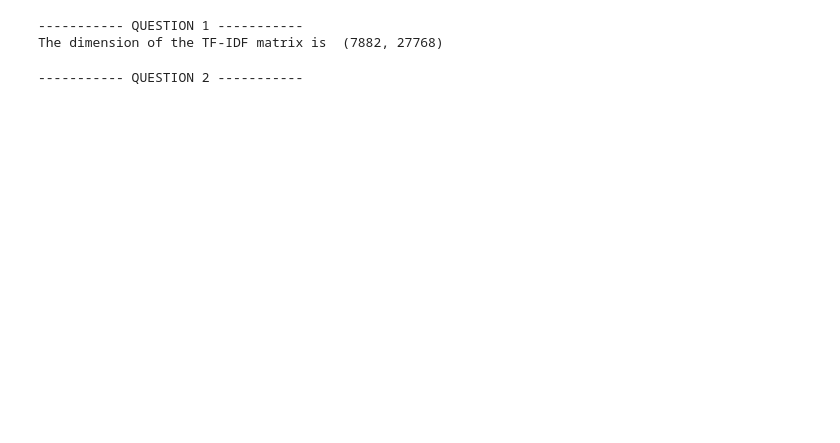
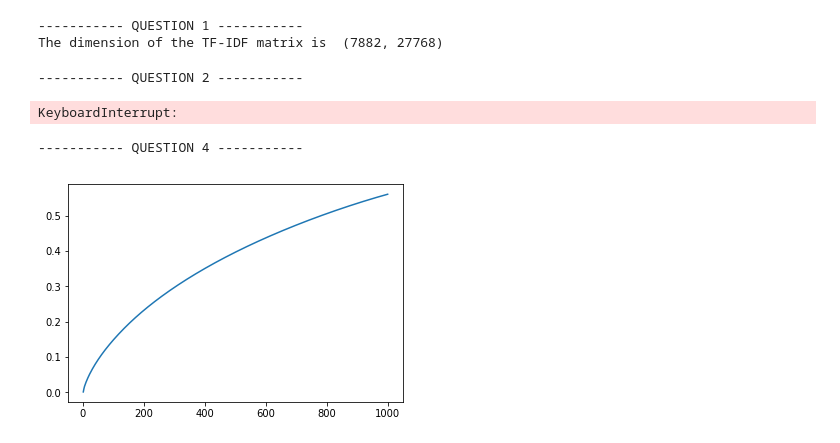
Before and after one commit to ztsorojev/K-means-Clustering, a Jupyter notebook: EE219_Project2.ipynb, the cells around one changed output. Cells and saved outputs as stored; diff of their text form; code cells hidden in the pictures; blank space fills up the shorter version.

Commit message:
finish questions 4 to 6

```diff
--- a/EE219_Project2.ipynb
+++ b/EE219_Project2.ipynb
@@ -68,6 +68,7 @@ def plot_contingency_table(cm, classes, normalize=False, title='Contingency Tabl
 # %%
 """
 QUESTION 2
+"""
 """
 print("----------- QUESTION 2 -----------")
 
@@ -93,8 +94,10 @@ classes = ["class1","class2"]
 plt.figure()
 plot_contingency_table(kmeans_clf, classes, normalize=False, title='Contingency Table')
 plt.show()
+"""
 # %% [output]
 ----------- QUESTION 2 -----------
+KeyboardInterrupt:
 # %%
 """
 QUESTION 3
@@ -109,0 +115,24 @@ print("adjusted mutual information score: ",metrics.adjusted_mutual_info_score(y
+# %%
+"""
+QUESTION 4
+"""
+print("----------- QUESTION 4 -----------")
+
+from sklearn.decomposition import TruncatedSVD
+from sklearn.random_projection import sparse_random_matrix
+
+n = 1000
+svd = TruncatedSVD(n_components=n, random_state=42)
+X_tfidf_svd = svd.fit_transform(X_tfidf)
+
+x = range(1, n+1)
+y = [(sum(svd.explained_variance_ratio_[:k])) for k in range(1,n+1)]
+
+fig,ax = plt.subplots()
+plt.xlim(1, 1000)
+plt.ylim(0, 0.7)
+plt.plot(x, y)
+plt.show()
+# %% [output]
+----------- QUESTION 4 -----------
+[figure, added]
```
Also changed, not shown: parts of 4 cells of this notebook, 6 other files.
